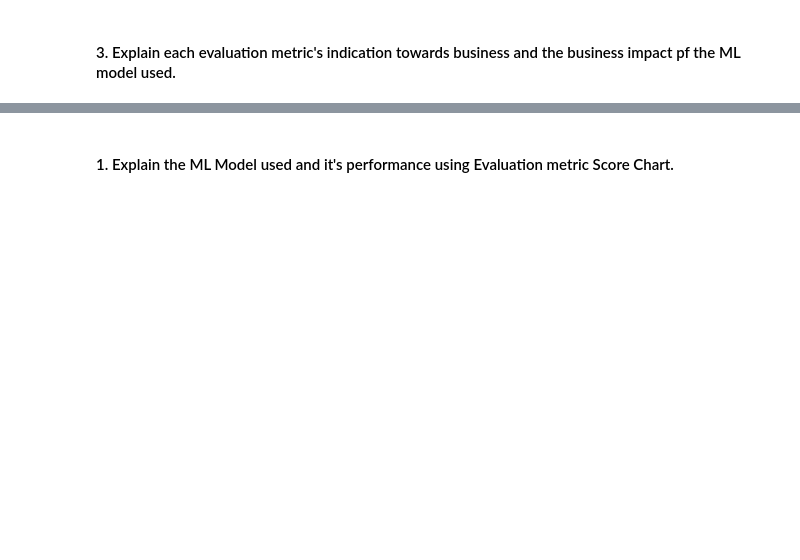
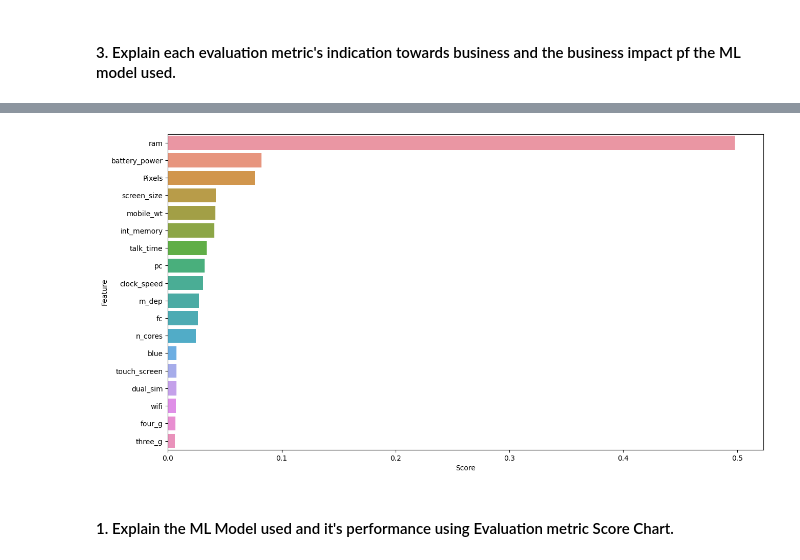
Before and after one commit to kapilkukreja469/Mobile_price_range_prediction, a Jupyter notebook: Mobile_price_range_prediction_by_kapil_kukreja.ipynb, the cells around one changed output, grey strips where cells are left out. Drawn from its saved outputs; the diff is of its cells as text; code cells hidden in the pictures; blank space fills up the shorter version.

```diff
--- a/Mobile_price_range_prediction_by_kapil_kukreja.ipynb
+++ b/Mobile_price_range_prediction_by_kapil_kukreja.ipynb
@@ -1473,0 +1655,4 @@ Answer Here.
+# %%
+# creating two columns Feature and Score to understand which features are the most influential in making predictions with model.
+feature_importance = pd.DataFrame({'Feature':X.columns,'Score':clsr.feature_importances_}).sort_values(by='Score', ascending=False).reset_index(drop=True)
+feature_importance.head(10)
@@ -1474,2 +1671,9 @@ Answer Here.
+# %%
+# Visualize feature_importance
+fig, ax = plt.subplots(figsize=(15,8))
+ax = sns.barplot(x=feature_importance['Score'], y=feature_importance['Feature'])
+plt.show()
+# %% [output]
+[figure, added]
 # %% [markdown]
 #### 1. Explain the ML Model used and it's performance using Evaluation metric Score Chart.
```
Also changed, not shown: parts of 62 cells of this notebook.
